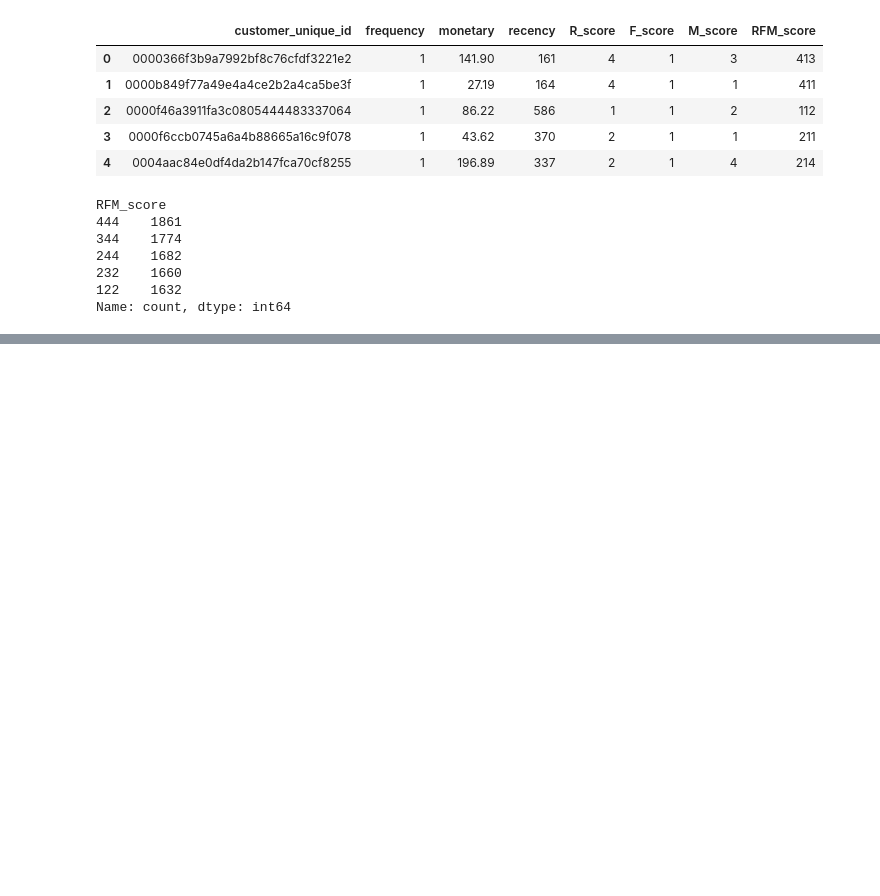
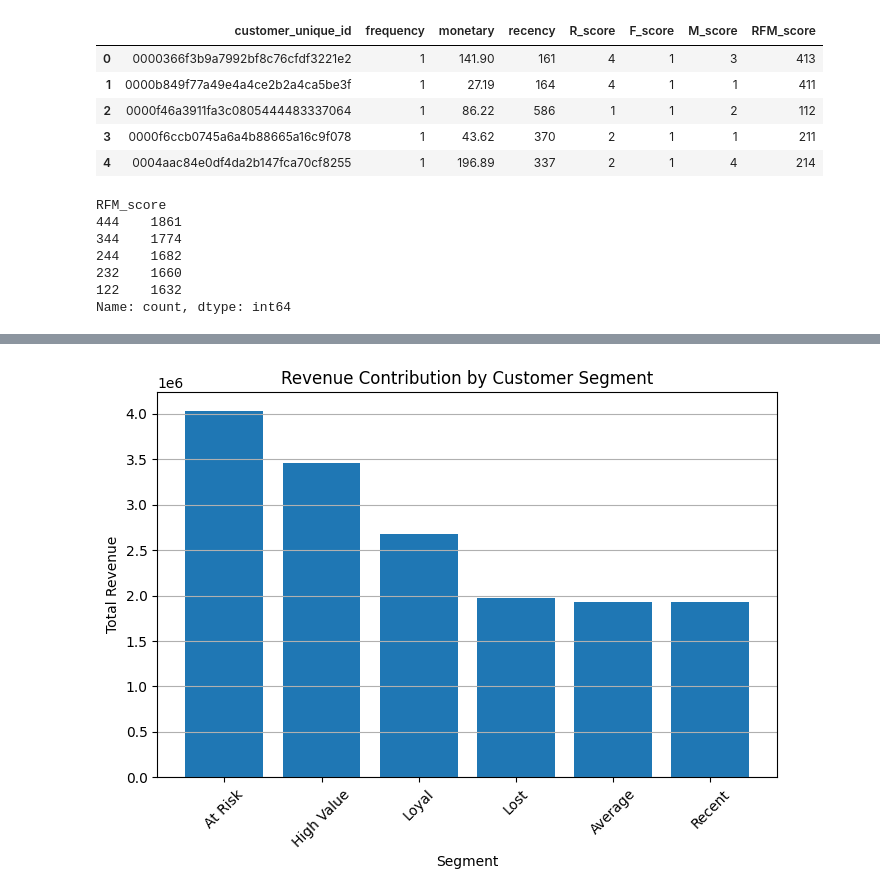
Before and after one commit to NoOne1007/ecommerce-customer-segmentation, a Jupyter notebook: notebooks/01_eda.ipynb, the cells around one changed output, grey strips where cells are left out. Drawn from its saved outputs; the diff is of its cells as text; code cells hidden in the pictures; blank space fills up the shorter version.

Commit message:
analysis: derive customer segments and identify at-risk high value users

```diff
--- a/notebooks/01_eda.ipynb
+++ b/notebooks/01_eda.ipynb
@@ -500,0 +533,2 @@ Name: count, dtype: int64
+# %%
+rfm["segment"] = rfm.apply(segment_customer, axis=1)
@@ -500,0 +562,12 @@ Name: count, dtype: int64
+# %%
+# --- Revenue by Segement ---
+segment_revenue = (
+    rfm
+    .groupby("segment", as_index=False)
+    .agg({
+        "monetary": "sum"
+    })
+    .sort_values(by="monetary", ascending=False)
+)
+
+segment_revenue
@@ -500,0 +582,17 @@ Name: count, dtype: int64
+# %%
+import matplotlib.pyplot as plt
+
+plt.figure(figsize=(8,5))
+
+plt.bar(segment_revenue["segment"], segment_revenue["monetary"])
+
+plt.title("Revenue Contribution by Customer Segment")
+plt.xlabel("Segment")
+plt.ylabel("Total Revenue")
+
+plt.xticks(rotation=45)
+plt.grid(axis='y')
+
+plt.show()
+# %% [output]
+[figure, added]
```
Also changed, not shown: parts of 7 cells of this notebook.
